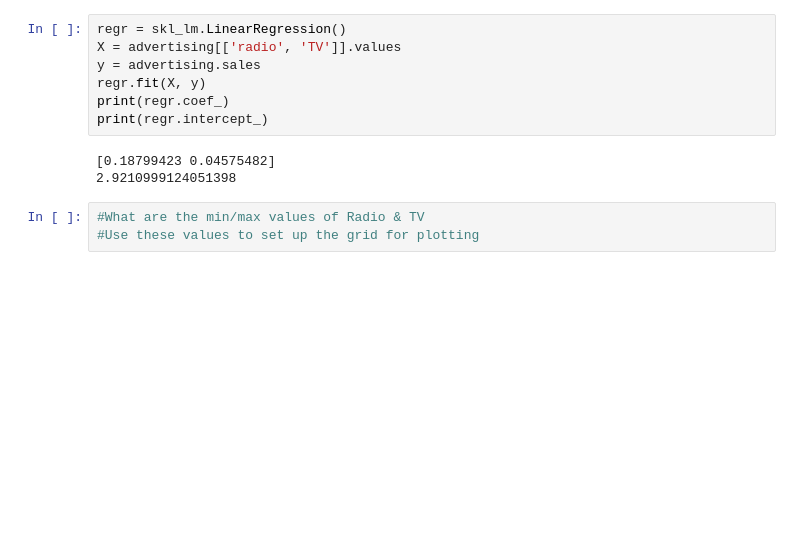
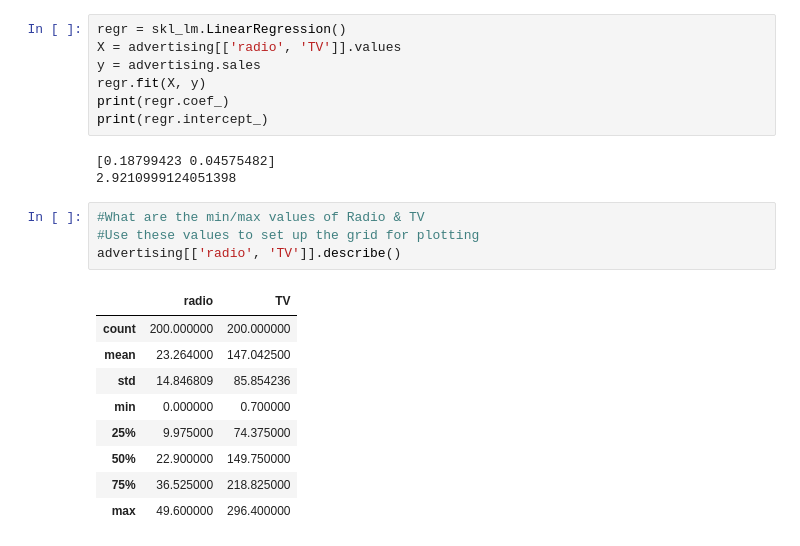
Before and after one commit to kuhnen/ML-exercises, a Jupyter notebook: ISRL-Python/Chapter_3.ipynb, the cells around one changed output. Drawn from its saved outputs; the diff is of its cells as text; blank space fills up the shorter version.

```diff
--- a/ISRL-Python/Chapter_3.ipynb
+++ b/ISRL-Python/Chapter_3.ipynb
@@ -309,3 +309,14 @@ print(regr.intercept_)
 # %%
 #What are the min/max values of Radio & TV
 #Use these values to set up the grid for plotting
+advertising[['radio', 'TV']].describe()
+# %% [output]
+|  | radio | TV |
+| count | 200.000000 | 200.000000 |
+| mean | 23.264000 | 147.042500 |
+| std | 14.846809 | 85.854236 |
+| min | 0.000000 | 0.700000 |
+| 25% | 9.975000 | 74.375000 |
+| 50% | 22.900000 | 149.750000 |
+| 75% | 36.525000 | 218.825000 |
+| max | 49.600000 | 296.400000 |
```
Also changed, not shown: parts of 12 cells of this notebook.
